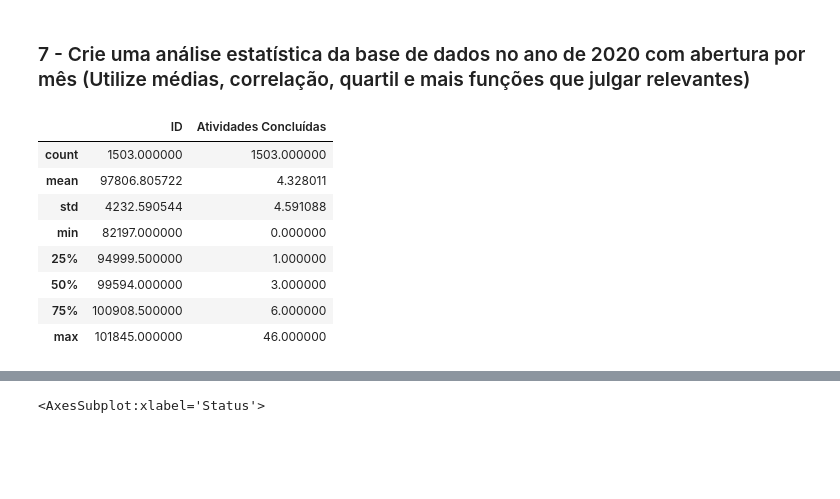
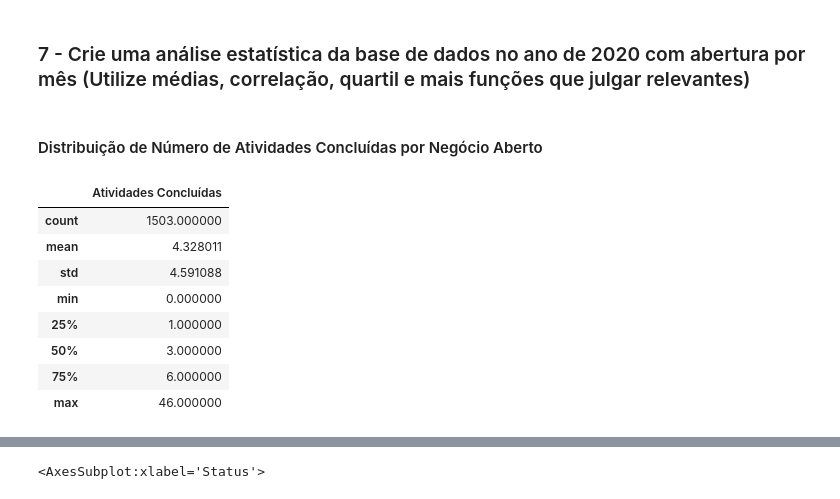
Before and after one commit to lunarti/Data-Challenge, a Jupyter notebook: parte 1.1.ipynb, the cells around one changed output, grey strips where cells are left out. Cells and saved outputs as stored; diff of their text form; code cells hidden in the pictures; blank space fills up the shorter version.

```diff
--- a/parte 1.1.ipynb
+++ b/parte 1.1.ipynb
@@ -146,18 +146,20 @@ See the caveats in the documentation: https://pandas.pydata.org/pandas-docs/stab
 | 17 | Michel Vidal | 49.0 | 393 | 8.020408 |
 # %% [markdown]
 ### 7 - Crie uma análise estatística da base de dados no ano de 2020 com abertura por mês (Utilize médias, correlação, quartil e mais funções que julgar relevantes)
+# %% [markdown]
+#### Distribuição de Número de Atividades Concluídas por Negócio Aberto
 # %%
 mask = (df['Data Criação'] >= '2020-1-1') & (df['Data Criação'] <= '2020-12-31') & (df['Status'] == 'Em aberto')
 subset7=df.loc[mask]
 #subset7=subset7.drop(columns=['ID','Data Fechamento']).sort_values(by='Data Criação')
-subset7.describe()
+subset7.describe().drop(columns='ID')
 # %% [output]
-|  | ID | Atividades Concluídas |
-| count | 1503.000000 | 1503.000000 |
-| mean | 97806.805722 | 4.328011 |
-| std | 4232.590544 | 4.591088 |
-| min | 82197.000000 | 0.000000 |
-| 25% | 94999.500000 | 1.000000 |
-| 50% | 99594.000000 | 3.000000 |
-| 75% | 100908.500000 | 6.000000 |
-| max | 101845.000000 | 46.000000 |
+|  | Atividades Concluídas |
+| count | 1503.000000 |
+| mean | 4.328011 |
+| std | 4.591088 |
+| min | 0.000000 |
+| 25% | 1.000000 |
+| 50% | 3.000000 |
+| 75% | 6.000000 |
+| max | 46.000000 |
```
Also changed, not shown: parts of 15 cells of this notebook.
